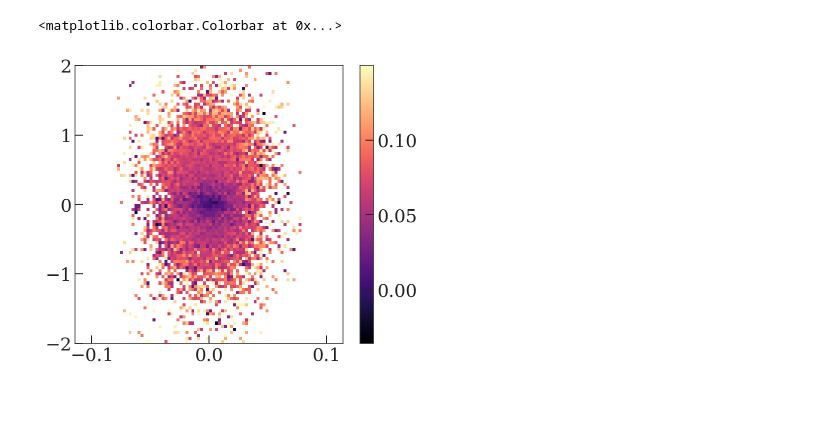
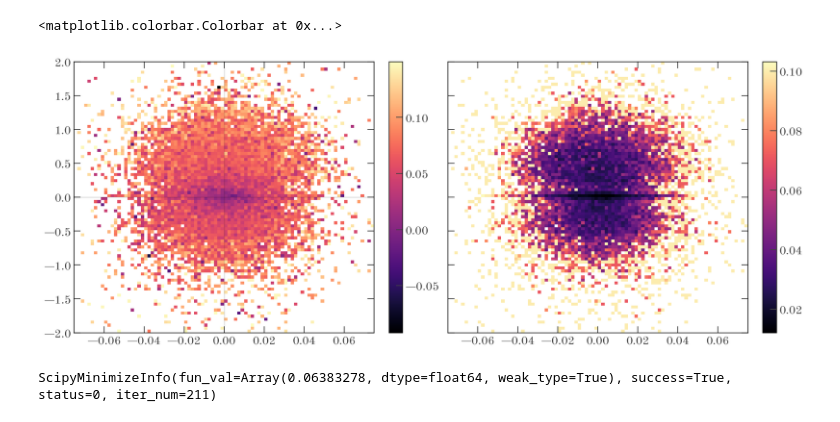
Before and after one commit to adrn/empirical-af, a Jupyter notebook: notebooks/Danny-label-test.ipynb, the cells around one changed output. Saved outputs shown, nothing was run; the diff lists cells and outputs as text; code cells hidden in the pictures.

```diff
--- a/notebooks/Danny-label-test.ipynb
+++ b/notebooks/Danny-label-test.ipynb
@@ -48,15 +34,20 @@ plt.scatter(
 # %%
-im_bins = {'z': np.linspace(-2, 2, 91)}
-im_bins['vz'] = im_bins['z'] * Omega0
+im_bins = {
+    'z': np.linspace(-2., 2., 91),
+    'vz': np.linspace(-0.075, 0.075, 91)
+}
 data_H = init_model.get_data_im(tbl['z'], tbl['vz'], tbl['label'], im_bins)
 # %%
-plt.figure(figsize=(6, 5))
-plt.pcolormesh(
-    data_H['vz'],
-    data_H['z'],
-    data_H['label_stat']
+fig, axes = plt.subplots(
+    1, 2, figsize=(13, 5), sharex=True, sharey=True, constrained_layout=True
 )
-plt.colorbar()
+cs = axes[0].pcolormesh(data_H["vz"], data_H["z"], data_H["label_stat"])
+axes[0].axvline(0., alpha=0.1)
+axes[0].axhline(0., alpha=0.1)
+fig.colorbar(cs, ax=axes[0])
+
+cs = axes[1].pcolormesh(data_H["vz"], data_H["z"], data_H["label_stat_err"])
+fig.colorbar(cs, ax=axes[1])
 # %% [output]
 <matplotlib.colorbar.Colorbar at 0x...>
-[figure, old version]
+[figure, new version]
@@ -70,0 +80,9 @@ model0.set_state(params={
+# %%
+res = model.optimize(
+    **clean_data,
+    bounds=(bounds_l, bounds_r),
+    jaxopt_kwargs=dict(options=dict(maxls=1000, disp=False))
+)
+res.state
+# %% [output]
+ScipyMinimizeInfo(fun_val=Array(0.06383278, dtype=float64, weak_type=True), success=True, status=0, iter_num=211)
```
Also changed, not shown: parts of 11 cells of this notebook.
